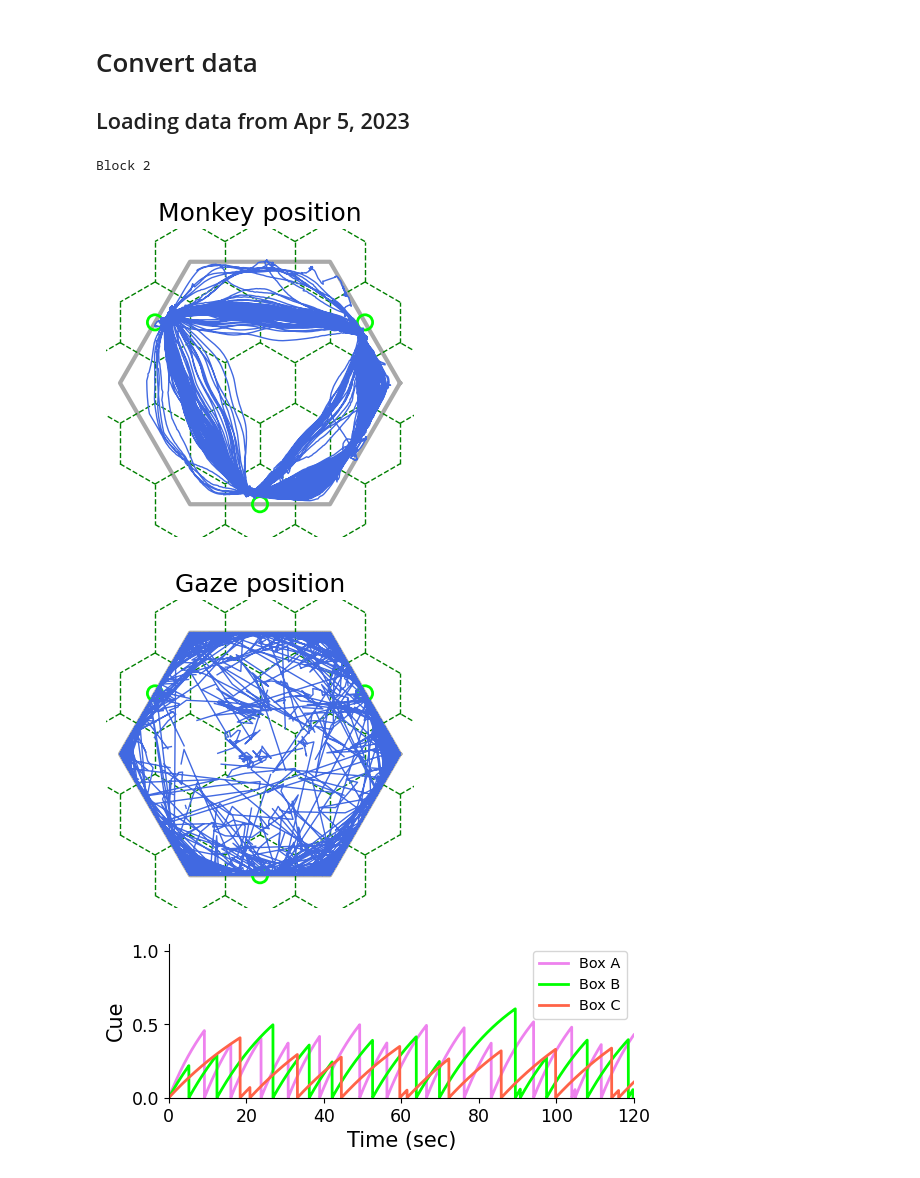
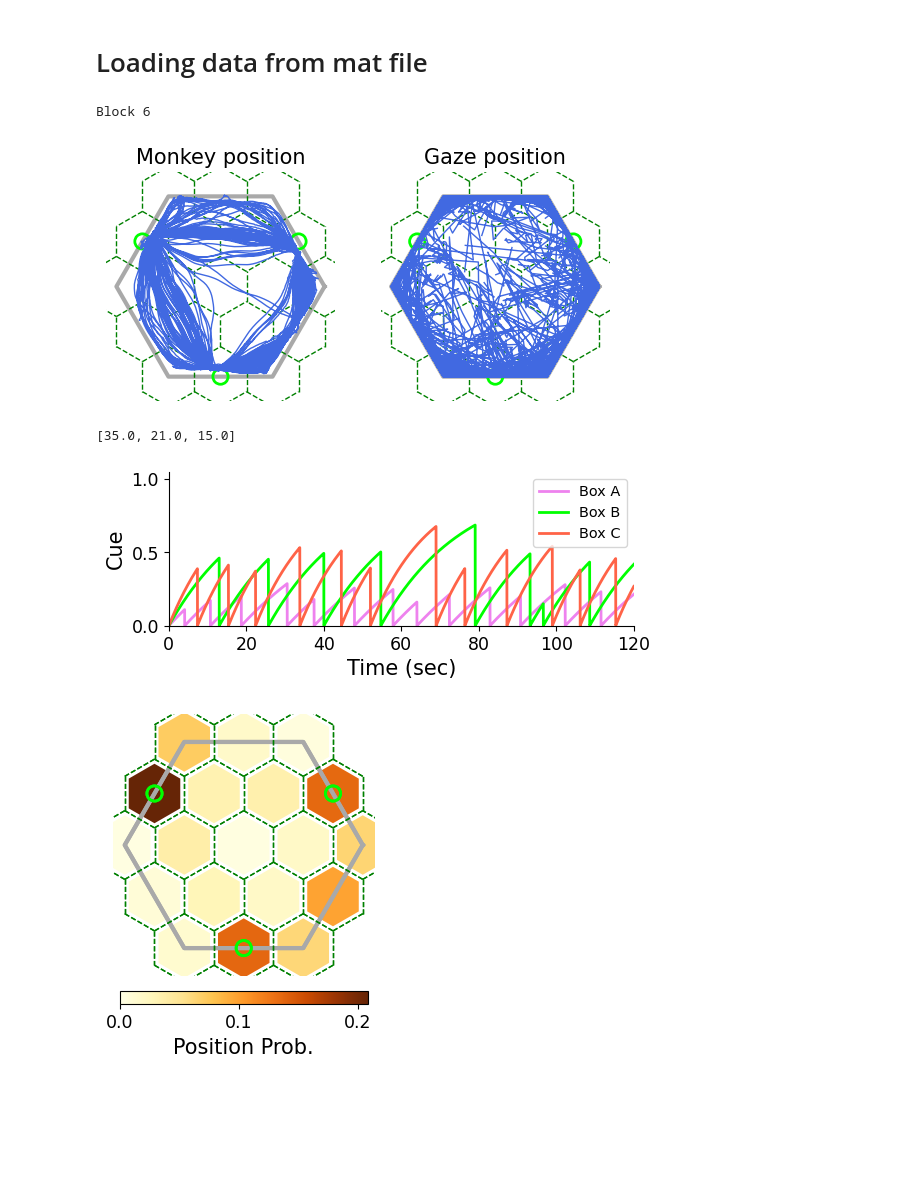
Before and after one commit to XaqLab/hex-arena, a Jupyter notebook: load-data.ipynb, the cells around one changed output. Saved outputs shown, nothing was run; the diff lists cells and outputs as text; code cells hidden in the pictures; blank space fills up the shorter version.

```diff
--- a/load-data.ipynb
+++ b/load-data.ipynb
@@ -6,7 +6,7 @@ plt.rcParams.update({
     'figure.figsize': (4.8, 2.7), 'font.size': 15, 'lines.linewidth': 2,
     'xtick.labelsize': 'small', 'ytick.labelsize': 'small',
     'axes.spines.top': False, 'axes.spines.right': False,
-    'savefig.dpi': 200,
+    'savefig.dpi': 100,
 })
 
 import numpy as np
@@ -14,54 +14,63 @@ import torch
 
 rng = np.random.default_rng()
 # %% [markdown]
-# Convert data
-
-## Loading data from Apr 5, 2023
+# Loading data from mat file
+# %%
+from hexarena.utils import load_monkey_data
+from hexarena.env import SimilarBoxForagingEnv
+
+filename = 'store/monkey-data_040523/testSession2.mat'
+block_idx = 6
+print('Block {}'.format(block_idx))
+block_data = load_monkey_data(filename, block_idx)
+# %% [output]
+Block 6
 # %%
-from hexarena.env import SimilarBoxForagingEnv
-from hexarena.utils import load_monkey_data
-
-filename = 'store/monkey-data_040523/testSession2.mat'
-block_idx = rng.choice(7)
-print('Block {}'.format(block_idx+1))
-block_data = load_monkey_data(filename, block_idx)
-
-assert len(np.unique(block_data['kappas']))==1
-sigma = block_data['kappas'][0]
-taus = block_data['taus']
 env = SimilarBoxForagingEnv(
     box={
         '_target_': 'hexarena.box.StationaryBox', 'num_patches': 1, 'num_levels': 10, 'num_grades': 10,
-        'sigma': sigma,
     },
-    boxes=[{'tau': tau} for tau in taus],
+    boxes=[{'tau': tau, 'sigma': sigma} for tau, sigma in zip(block_data['taus'], block_data['kappas'])],
 )
 
-_, ax = plt.subplots(figsize=(4, 4))
+fig, axes = plt.subplots(1, 2, figsize=(6.5, 3))
+
+ax = axes[0]
 env.arena.plot_mesh(ax)
 pos_xyz = block_data['pos_xyz']/1860.5
 ax.plot(pos_xyz[:, 0], pos_xyz[:, 1], color='royalblue', linewidth=1)
-ax.set_title('Monkey position')
+ax.set_title('Monkey position', fontsize='medium')
 
-_, ax = plt.subplots(figsize=(4, 4))
+ax = axes[1]
 env.arena.plot_mesh(ax)
 pos_xyz = block_data['gaze_xyz']/1860.5
 ax.plot(pos_xyz[:, 0], pos_xyz[:, 1], color='royalblue', linewidth=1)
-ax.set_title('Gaze position')
+ax.set_title('Gaze position', fontsize='medium')
 
-_, ax = plt.subplots(figsize=(6, 2))
+plt.show()
+
+print([box.taus[0] for box in env.boxes])
+
+fig, ax = plt.subplots(figsize=(6, 2))
 colors = ['violet', 'lime', 'tomato']
 for i, color in enumerate(colors):
     ax.plot(block_data['t'], block_data['cues'][:, i], color=color)
 ax.legend(['Box A', 'Box B', 'Box C'], fontsize='x-small', loc='upper right')
 ax.set_xlim([0, 120])
 ax.set_xlabel('Time (sec)')
 ax.set_ylim([0, 1.05])
 ax.set_ylabel('Cue')
 
+env_data = env.convert_experiment_data(block_data)
+counts, _ = np.histogram(env_data['pos'], np.arange(-0.5, 0.5+env.arena.num_tiles))
+
+fig, ax = plt.subplots(figsize=(4, 4))
+env.arena.plot_mesh(ax)
+env.arena.plot_map(ax, counts/counts.sum(), clabel='Position Prob.')
+
 plt.show()
 # %% [output]
+[figure, new version]
-Block 2
+[35.0, 21.0, 15.0]
-[figure, old version]
-[figure, old version]
+[figure, new version]
-[figure, old version]
+[figure, new version]
```
Also changed, not shown: parts of 4 cells of this notebook, 5 other files.
